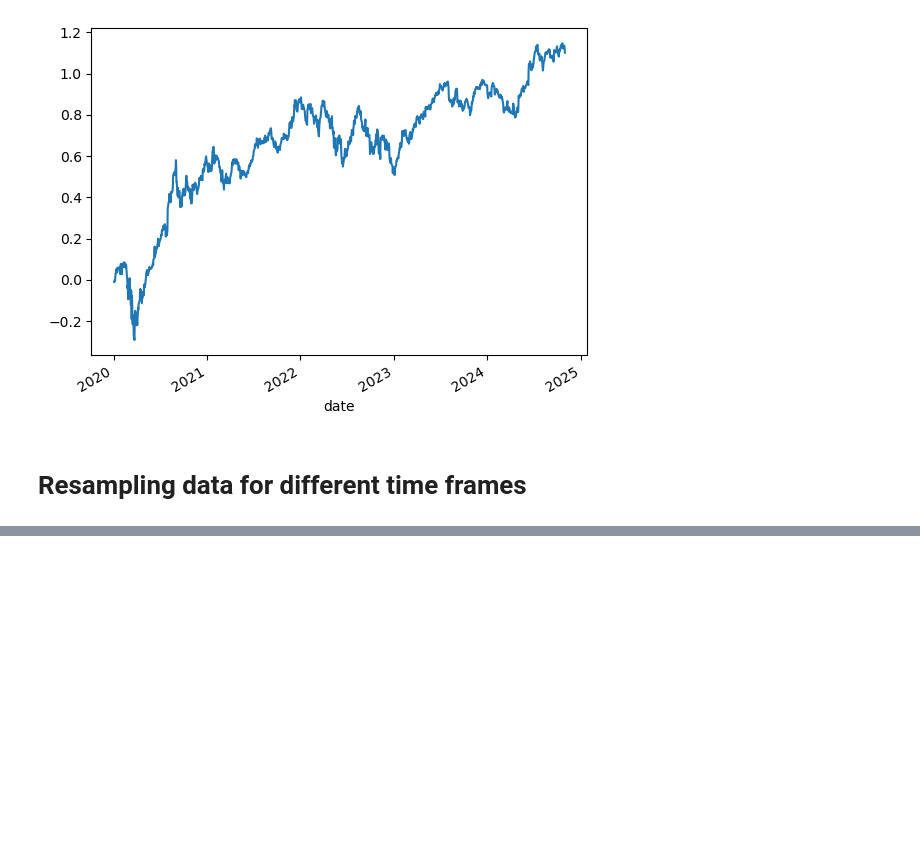
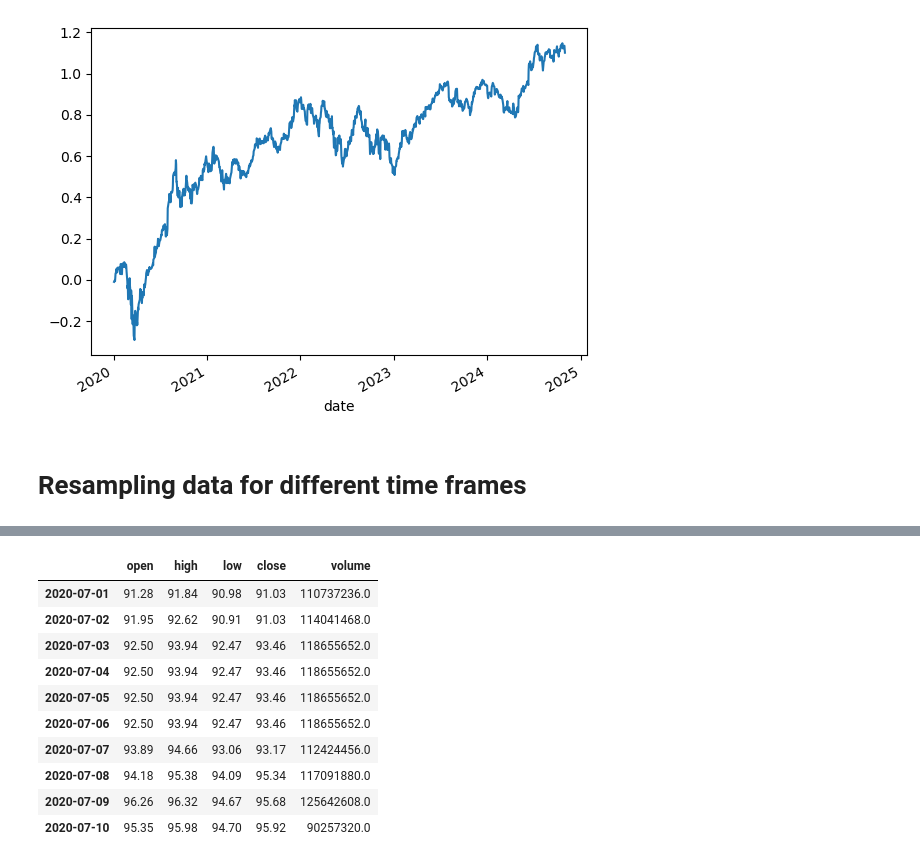
Before and after one commit to MichalPoleszczuk/Books, a Jupyter notebook: Python_for_Algorithmic_Trading_Cookbook/Chapter2/Notes_to_Chapter2.ipynb, the cells around one changed output, grey strips where cells are left out. Cells and saved outputs as stored; diff of their text form; code cells hidden in the pictures; blank space fills up the shorter version.

```diff
--- a/Python_for_Algorithmic_Trading_Cookbook/Chapter2/Notes_to_Chapter2.ipynb
+++ b/Python_for_Algorithmic_Trading_Cookbook/Chapter2/Notes_to_Chapter2.ipynb
@@ -1042,0 +1135,19 @@ cumulative_log_returns.plot()
+# %%
+# there are several ways to deal with missing values in pandas
+# we can use bfill() that takes the next available value and fill nans
+calendar_prices = calendar_prices.bfill()
+calendar_prices.head(10)
+
+# in similar way we could use ffill() in order to use the last valid observation
+# %% [output]
+|  | open | high | low | close | volume |
+| 2020-07-01 | 91.28 | 91.84 | 90.98 | 91.03 | 110737236.0 |
+| 2020-07-02 | 91.95 | 92.62 | 90.91 | 91.03 | 114041468.0 |
+| 2020-07-03 | 92.50 | 93.94 | 92.47 | 93.46 | 118655652.0 |
+| 2020-07-04 | 92.50 | 93.94 | 92.47 | 93.46 | 118655652.0 |
+| 2020-07-05 | 92.50 | 93.94 | 92.47 | 93.46 | 118655652.0 |
+| 2020-07-06 | 92.50 | 93.94 | 92.47 | 93.46 | 118655652.0 |
+| 2020-07-07 | 93.89 | 94.66 | 93.06 | 93.17 | 112424456.0 |
+| 2020-07-08 | 94.18 | 95.38 | 94.09 | 95.34 | 117091880.0 |
+| 2020-07-09 | 96.26 | 96.32 | 94.67 | 95.68 | 125642608.0 |
+| 2020-07-10 | 95.35 | 95.98 | 94.70 | 95.92 | 90257320.0 |
```
Also changed, not shown: parts of 27 cells of this notebook.
